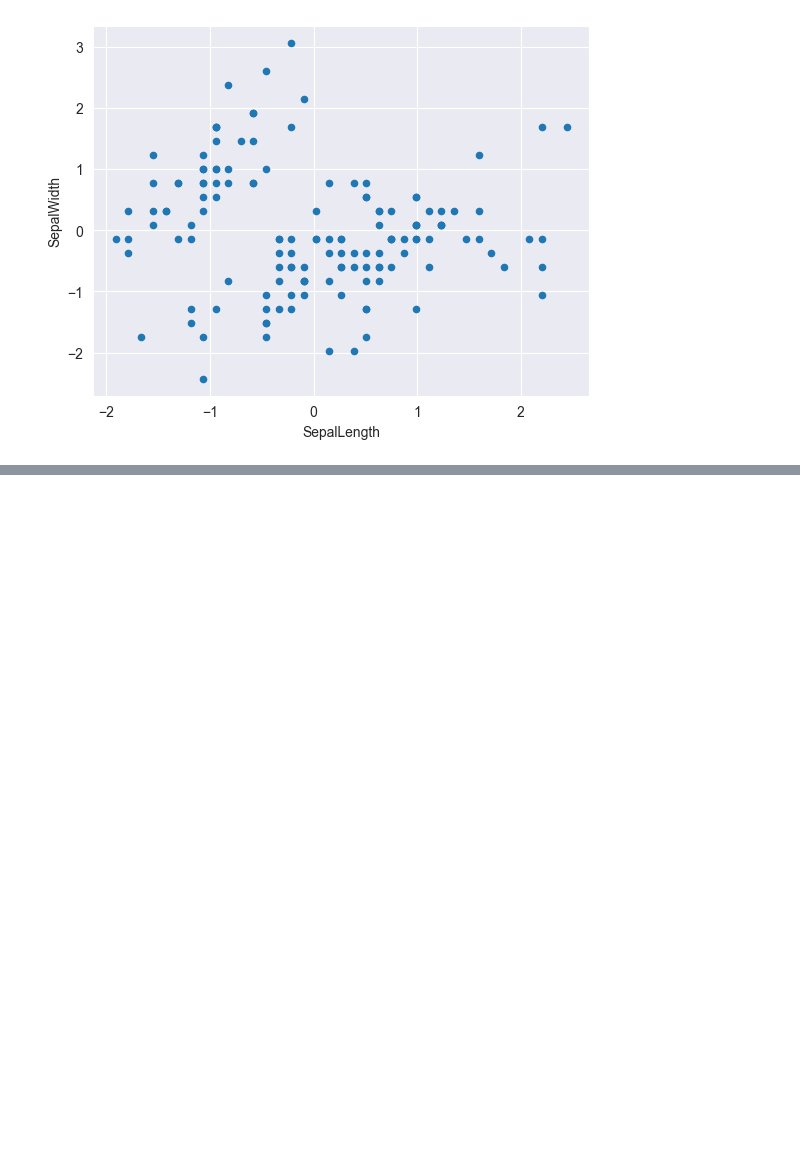
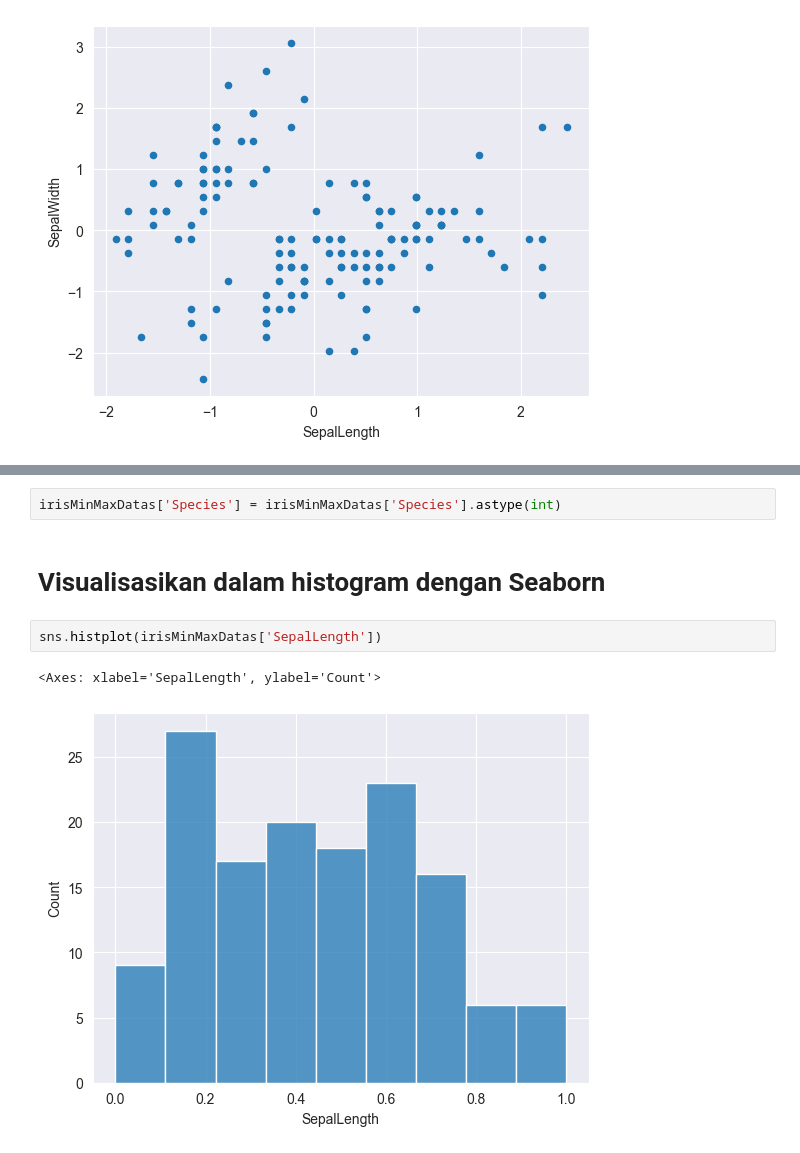
Before and after one commit to KrishnanditoLksn/MachineLearning_101, a Jupyter notebook: praktikkum/pertemuan2/iris_preprocessing.ipynb, the cells around one changed output, grey strips where cells are left out. Drawn from its saved outputs; the diff is of its cells as text; blank space fills up the shorter version.

```diff
--- a/praktikkum/pertemuan2/iris_preprocessing.ipynb
+++ b/praktikkum/pertemuan2/iris_preprocessing.ipynb
@@ -309,0 +331,9 @@ sns.histplot(clean,x='SepalLength'  , y='SepalWidth' ,color="Red")
+# %%
+irisMinMaxDatas['Species'] = irisMinMaxDatas['Species'].astype(int)
+# %% [markdown]
+# Visualisasikan dalam histogram dengan Seaborn
+# %%
+sns.histplot(irisMinMaxDatas['SepalLength'])
+# %% [output]
+<Axes: xlabel='SepalLength', ylabel='Count'>
+[figure, added]
```
Also changed, not shown: parts of 16 cells of this notebook.
